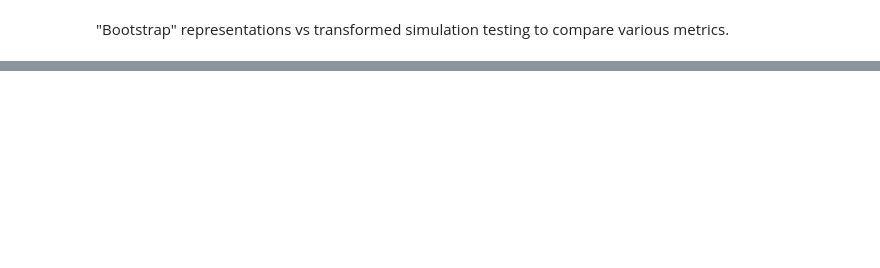
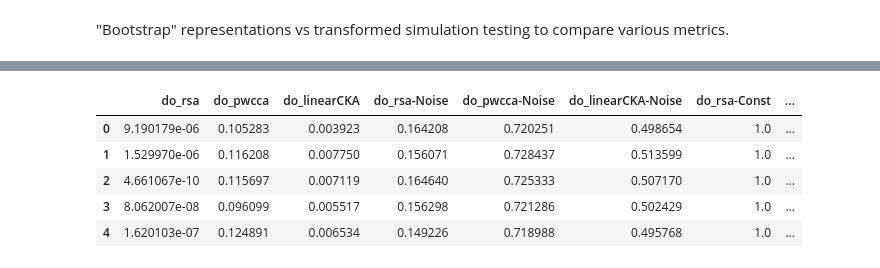
Before and after one commit to VandyCatLab/modelzoo, a Jupyter notebook: notebooks/MasterbookJason.ipynb, the cells around one changed output, grey strips where cells are left out. Drawn from its saved outputs; the diff is of its cells as text; code cells hidden in the pictures; blank space fills up the shorter version.

```diff
--- a/notebooks/MasterbookJason.ipynb
+++ b/notebooks/MasterbookJason.ipynb
@@ -462,0 +514,58 @@ plt.show()
+# %%
+preprocFuns = [analysis.preprocess_rsa, analysis.preprocess_pwcca, analysis.preprocess_cka]
+simFuns = [analysis.do_rsa, analysis.do_pwcca, analysis.do_linearCKA]
+colNames = [fun.__name__ for fun in simFuns] +\
+    [fun.__name__+'-Noise' for fun in simFuns] +\
+    [fun.__name__+'-Const' for fun in simFuns] +\
+    [fun.__name__+'-NoVar' for fun in simFuns]
+permuteSimsPath = '../outputs/masterOutput/baseline/permuteSims.pkl'
+if os.path.exists(permuteSimsPath):
+    print('Using existing permuted similarities')
+    permuteSims = pd.read_pickle(permuteSimsPath)
+
+else:
+    permuteSims = pd.DataFrame(columns=colNames)
+    nPermute = 10000
+    for permute in range(nPermute):
+        # Sample from original representation
+        rep = np.random.choice(rep_flat, replace=False, size=repShape)
+
+        # Permute vs original
+        sims = analysis.multi_analysis(rep, rep_orig, preprocFuns, simFuns)
+        sims = pd.DataFrame.from_dict(sims, orient='index', columns=[permute]).transpose()
+
+        # Permute vs noised
+        repNoise = rep + np.random.normal(scale=repSD, size=repShape)
+        simsNoised = analysis.multi_analysis(rep, repNoise, preprocFuns, simFuns)
+        simsNoised = pd.DataFrame.from_dict(simsNoised, orient='index', columns=[permute]).transpose()
+        simsNoised.columns = [col+'-Noise' for col in simsNoised.columns]
+        sims = pd.concat([sims, simsNoised], axis='columns')
+
+        # Permute vs constant added
+        repConst =  rep + repSD
+        simsConst = analysis.multi_analysis(rep, repConst, preprocFuns, simFuns)
+        simsConst = pd.DataFrame.from_dict(simsConst, orient='index', columns=[permute]).transpose()
+        simsConst.columns = [col+'-Const' for col in simsConst.columns]
+        sims = pd.concat([sims, simsConst], axis='columns')
+
+        # Permute vs low var rep
+        repNoVar = np.random.normal(loc=repMean, scale=0.001, size=repShape)
+        simsNoVar = analysis.multi_analysis(rep, repNoVar, preprocFuns, simFuns)
+        simsNoVar = pd.DataFrame.from_dict(simsNoVar, orient='index', columns=[permute]).transpose()
+        simsNoVar.columns = [col+'-NoVar' for col in simsNoVar.columns]
+        sims = pd.concat([sims, simsNoVar], axis='columns')
+
+        # Save
+        permuteSims = pd.concat([permuteSims, sims])
+
+    # Pickle data frame
+    permuteSims.to_pickle(permuteSimsPath)
+
+permuteSims.head()
+# %% [output]
+|  | do_rsa | do_pwcca | do_linearCKA | do_rsa-Noise | do_pwcca-Noise | do_linearCKA-Noise | do_rsa-Const | ... |
+| 0 | 9.190179e-06 | 0.105283 | 0.003923 | 0.164208 | 0.720251 | 0.498654 | 1.0 | ... |
+| 1 | 1.529970e-06 | 0.116208 | 0.007750 | 0.156071 | 0.728437 | 0.513599 | 1.0 | ... |
+| 2 | 4.661067e-10 | 0.115697 | 0.007119 | 0.164640 | 0.725333 | 0.507170 | 1.0 | ... |
+| 3 | 8.062007e-08 | 0.096099 | 0.005517 | 0.156298 | 0.721286 | 0.502429 | 1.0 | ... |
+| 4 | 1.620103e-07 | 0.124891 | 0.006534 | 0.149226 | 0.718988 | 0.495768 | 1.0 | ... |
```
Also changed, not shown: parts of 19 cells of this notebook.
